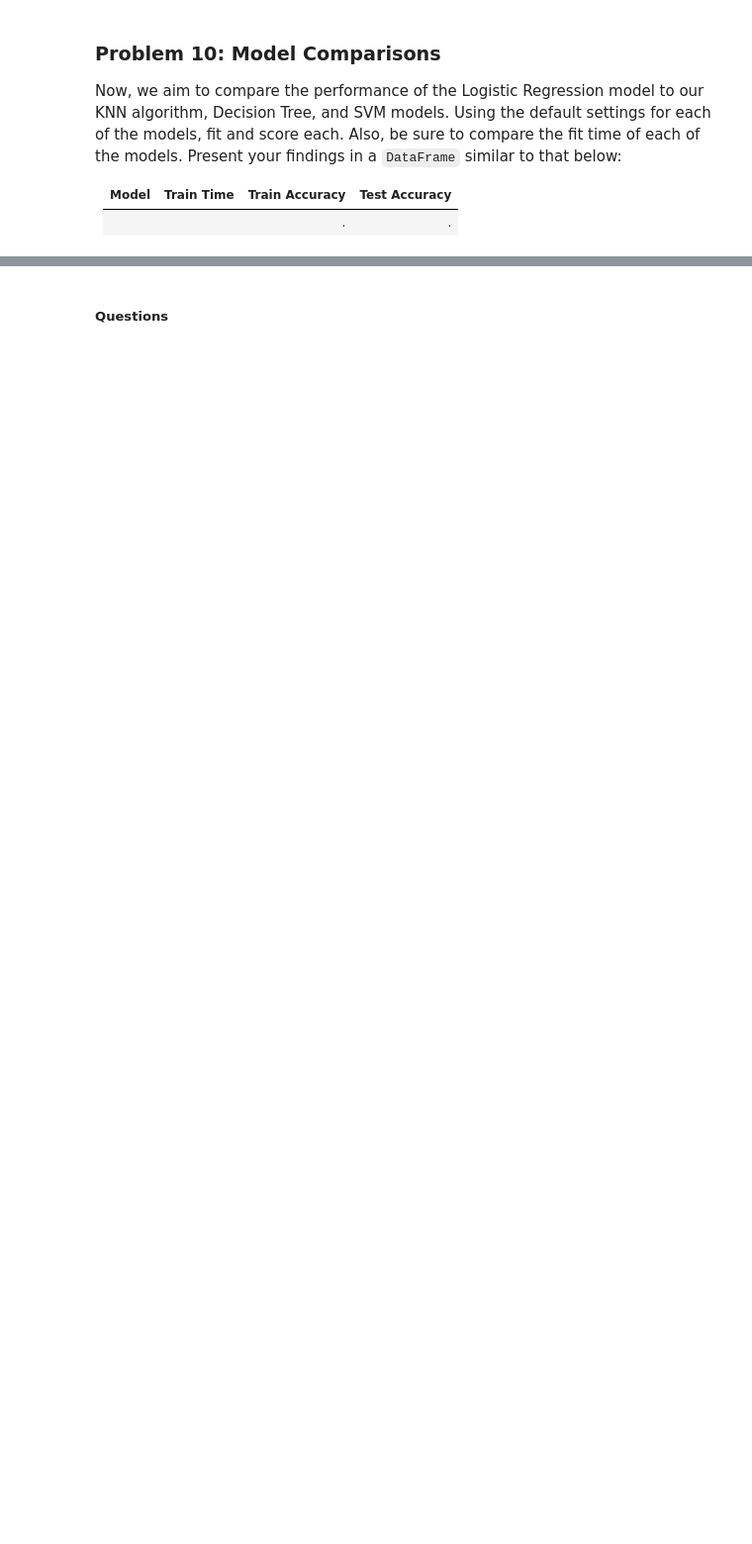
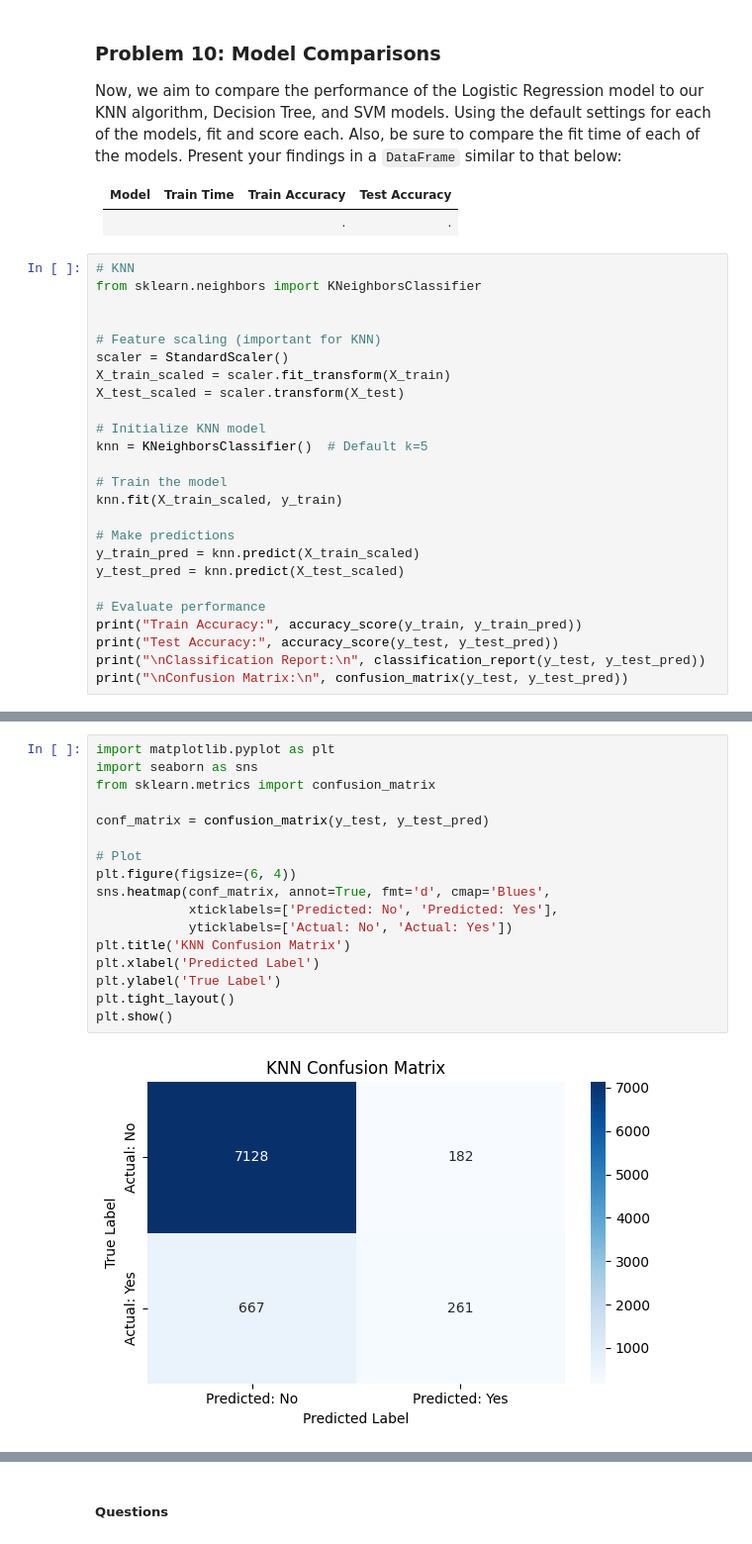
Before and after one commit to JinZgitH/UCB-MLAI-classifiers, a Jupyter notebook: prompt_III.ipynb, the cells around one changed output, grey strips where cells are left out. Shown: that part at 99% size. Drawn from its saved outputs; the diff is of its cells as text; blank space fills up the shorter version.

Commit message:
completed different model comparison

```diff
--- a/prompt_III.ipynb
+++ b/prompt_III.ipynb
@@ -169,3 +223,28 @@ Now, we aim to compare the performance of the Logistic Regression model to our K
 | Model | Train Time | Train Accuracy | Test Accuracy |
 | ----- | ---------- | -------------  | -----------   |
 |     |    |.     |.     |
+# %%
+# KNN
+from sklearn.neighbors import KNeighborsClassifier
+
+
+# Feature scaling (important for KNN)
+scaler = StandardScaler()
+X_train_scaled = scaler.fit_transform(X_train)
+X_test_scaled = scaler.transform(X_test)
+
+# Initialize KNN model
+knn = KNeighborsClassifier()  # Default k=5
+
+# Train the model
+knn.fit(X_train_scaled, y_train)
+
+# Make predictions
+y_train_pred = knn.predict(X_train_scaled)
+y_test_pred = knn.predict(X_test_scaled)
+
+# Evaluate performance
+print("Train Accuracy:", accuracy_score(y_train, y_train_pred))
+print("Test Accuracy:", accuracy_score(y_test, y_test_pred))
+print("\nClassification Report:\n", classification_report(y_test, y_test_pred))
+print("\nConfusion Matrix:\n", confusion_matrix(y_test, y_test_pred))
@@ -171,0 +269,19 @@ Now, we aim to compare the performance of the Logistic Regression model to our K
+# %%
+import matplotlib.pyplot as plt
+import seaborn as sns
+from sklearn.metrics import confusion_matrix
+
+conf_matrix = confusion_matrix(y_test, y_test_pred)
+
+# Plot
+plt.figure(figsize=(6, 4))
+sns.heatmap(conf_matrix, annot=True, fmt='d', cmap='Blues',
+            xticklabels=['Predicted: No', 'Predicted: Yes'],
+            yticklabels=['Actual: No', 'Actual: Yes'])
+plt.title('KNN Confusion Matrix')
+plt.xlabel('Predicted Label')
+plt.ylabel('True Label')
+plt.tight_layout()
+plt.show()
+# %% [output]
+[figure, added]
```
Also changed, not shown: parts of 15 cells of this notebook.
